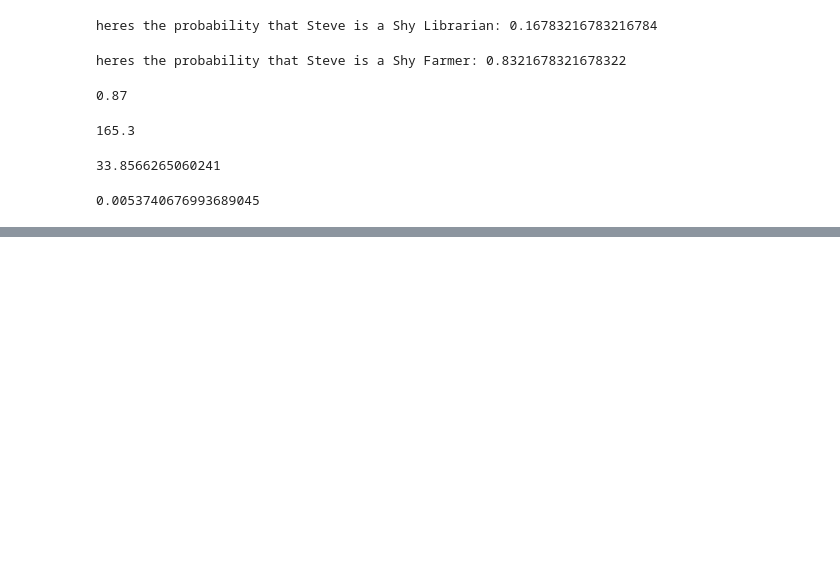
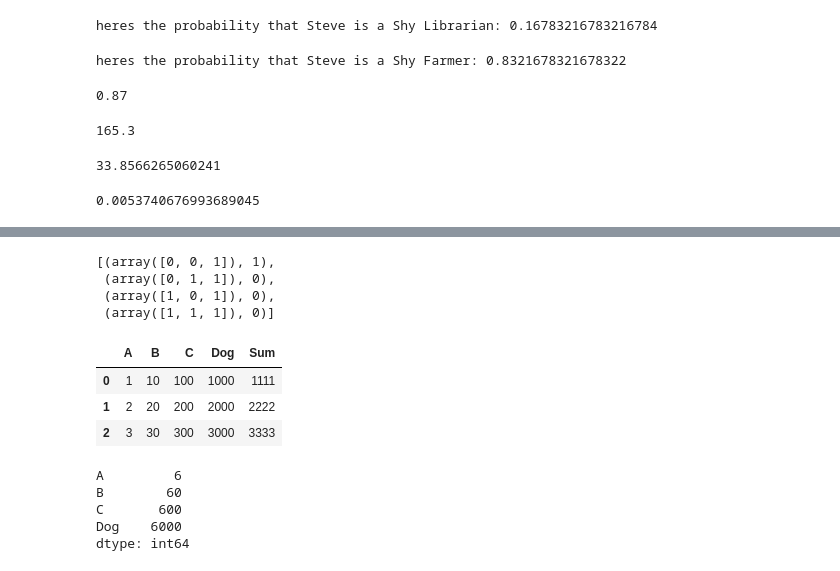
Before and after one commit to Pknair-2003/Bayes_Exercises, a Jupyter notebook: TestBayes.ipynb, the cells around one changed output, grey strips where cells are left out. Drawn from its saved outputs; the diff is of its cells as text; code cells hidden in the pictures; blank space fills up the shorter version.

```diff
--- a/TestBayes.ipynb
+++ b/TestBayes.ipynb
@@ -87,0 +123,13 @@ print(test4.FPR())
+# %%
+training_data = [
+        (np.array([0,0,1]), 1),
+        (np.array([0,1,1]), 0),
+        (np.array([1,0,1]), 0),
+        (np.array([1,1,1]), 0),
+    ]
+training_data
+# %% [output]
+[(array([0, 0, 1]), 1),
+ (array([0, 1, 1]), 0),
+ (array([1, 0, 1]), 0),
+ (array([1, 1, 1]), 0)]
@@ -87,0 +138,23 @@ print(test4.FPR())
+# %%
+df = pd.DataFrame({
+    'A':[1,2,3],
+    'B':[10,20,30],
+    'C':[100,200,300]
+})
+df['Dog']=[1000,2000,3000]
+df
+df['Sum']=df.apply(lambda row: row['A']+row['B']+row['C']+row['Dog'], axis=1) #commenting this out removes the 6666 from the df.apply(sum)
+df
+# %% [output]
+|  | A | B | C | Dog | Sum |
+| 0 | 1 | 10 | 100 | 1000 | 1111 |
+| 1 | 2 | 20 | 200 | 2000 | 2222 |
+| 2 | 3 | 30 | 300 | 3000 | 3333 |
+# %%
+df.apply(sum)
+# %% [output]
+A         6
+B        60
+C       600
+Dog    6000
+dtype: int64
```
Also changed, not shown: parts of 10 cells of this notebook, 1 other file.
